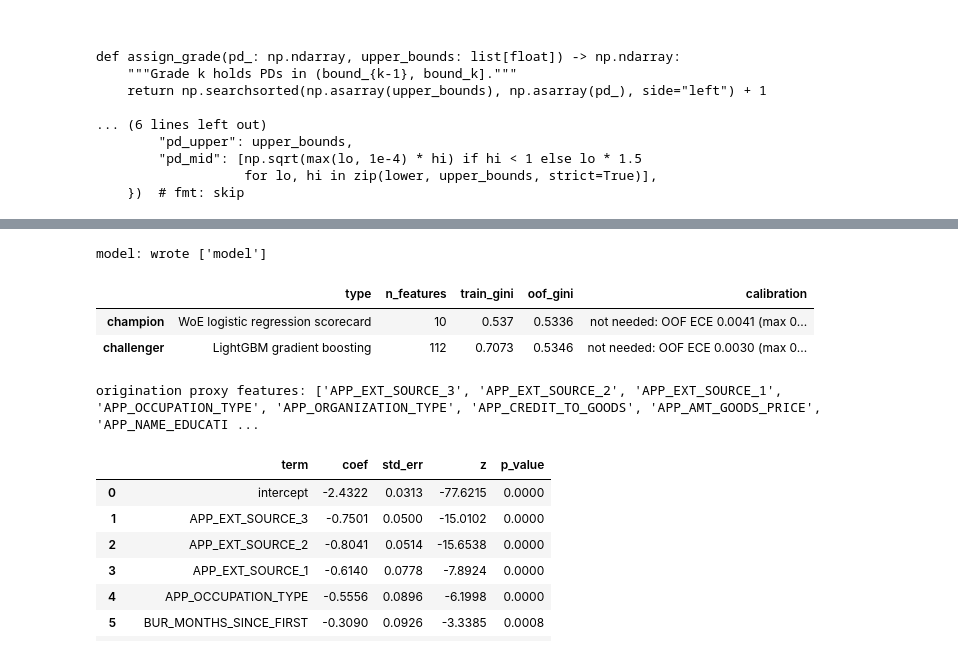
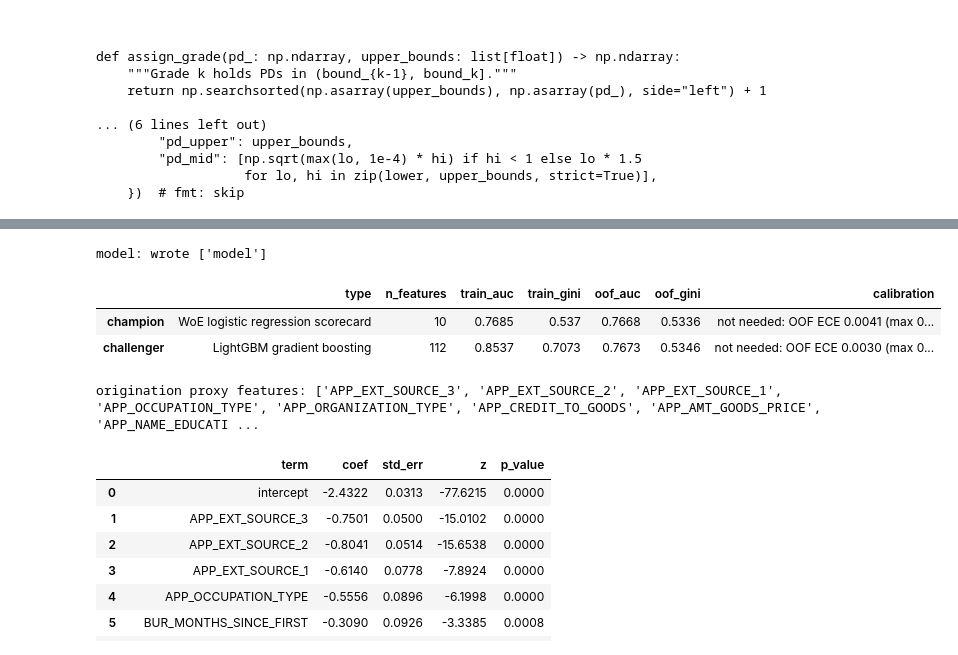
Before and after one commit to pranayvasa/agentic-credit-risk-pd-ecl, a Jupyter notebook: notebooks/pipeline_walkthrough.ipynb, the cells around one changed output, grey strips where cells are left out. Drawn from its saved outputs; the diff is of its cells as text; code cells hidden in the pictures.

```diff
--- a/notebooks/pipeline_walkthrough.ipynb
+++ b/notebooks/pipeline_walkthrough.ipynb
@@ -1015,16 +1021,16 @@ from pathlib import Path
 # %%
 from acr.nodes.model import model
 
 step(model, state)
 m = state["model"]
-display(pd.DataFrame({k: {kk: m[k].get(kk) for kk in ("type", "n_features", "train_gini", "oof_gini", "calibration")}
+display(pd.DataFrame({k: {kk: m[k].get(kk) for kk in ("type", "n_features", "train_auc", "train_gini", "oof_auc", "oof_gini", "calibration")}
                       for k in ("champion", "challenger")}).T)
 print("origination proxy features:", m["origination_proxy"]["features"])
 # %% [output]
 model: wrote ['model']
-|  | type | n_features | train_gini | oof_gini | calibration |
-| champion | WoE logistic regression scorecard | 10 | 0.537 | 0.5336 | not needed: OOF ECE 0.0041 (max 0... |
-| challenger | LightGBM gradient boosting | 112 | 0.7073 | 0.5346 | not needed: OOF ECE 0.0030 (max 0... |
+|  | type | n_features | train_auc | train_gini | oof_auc | oof_gini | calibration |
+| champion | WoE logistic regression scorecard | 10 | 0.7685 | 0.537 | 0.7668 | 0.5336 | not needed: OOF ECE 0.0041 (max 0... |
+| challenger | LightGBM gradient boosting | 112 | 0.8537 | 0.7073 | 0.7673 | 0.5346 | not needed: OOF ECE 0.0030 (max 0... |
 origination proxy features: ['APP_EXT_SOURCE_3', 'APP_EXT_SOURCE_2', 'APP_EXT_SOURCE_1', 'APP_OCCUPATION_TYPE', 'APP_ORGANIZATION_TYPE', 'APP_CREDIT_TO_GOODS', 'APP_AMT_GOODS_PRICE', 'APP_NAME_EDUCATI ...
 # %%
 # Champion coefficient table: every WoE coefficient should be negative
```
Also changed, not shown: parts of 21 cells of this notebook, 19 other files.
